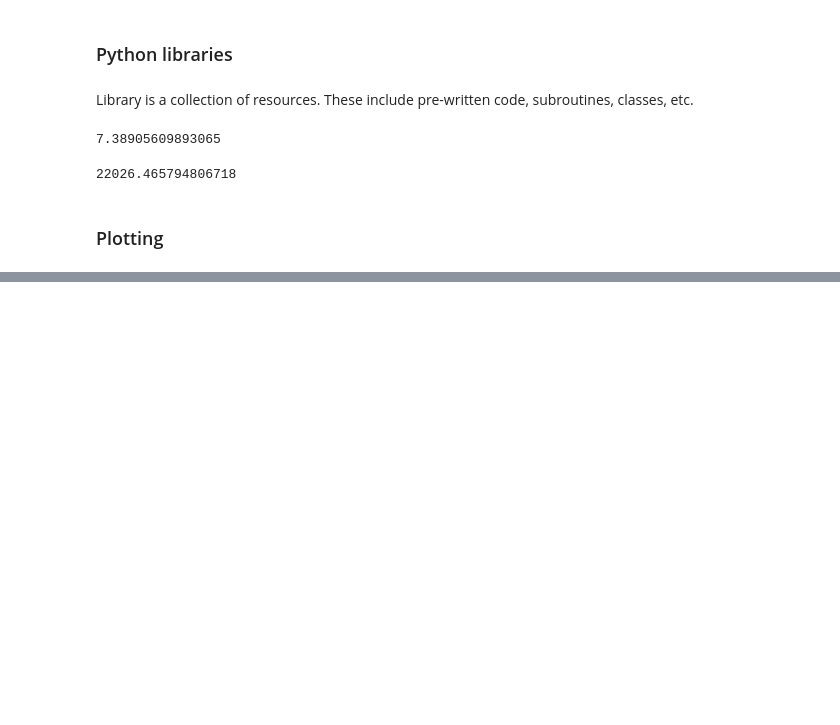
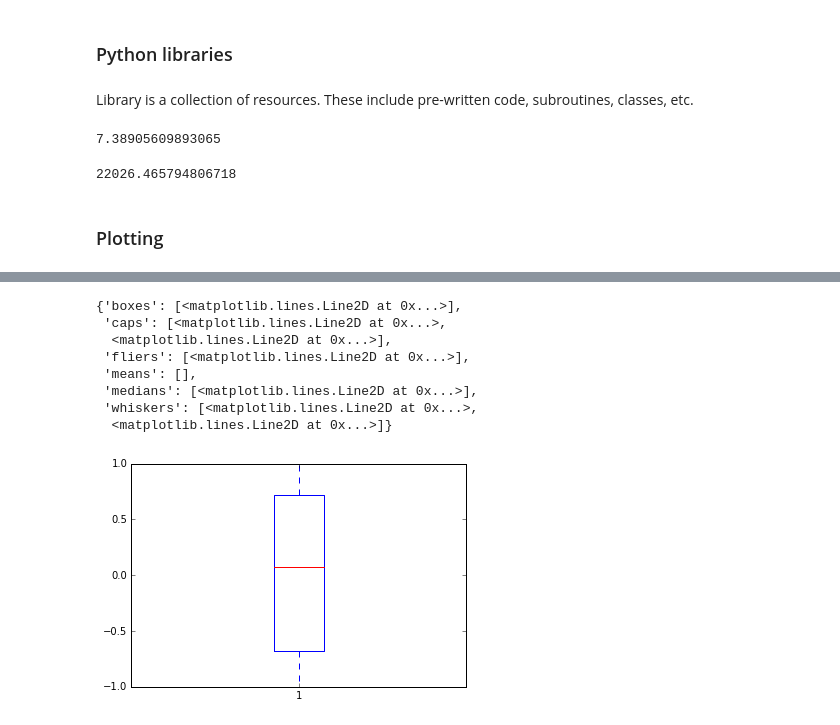
Before and after one commit to samoturk/HUB-ipython, a Jupyter notebook: notebooks/Intro to Python and Jupyter.ipynb, the cells around one changed output, grey strips where cells are left out. Saved outputs shown, nothing was run; the diff lists cells and outputs as text; code cells hidden in the pictures; blank space fills up the shorter version.

```diff
--- a/notebooks/Intro to Python and Jupyter.ipynb
+++ b/notebooks/Intro to Python and Jupyter.ipynb
@@ -240,0 +246,12 @@ plt.plot(x_values, y_values, 'bx')
+# %%
+plt.boxplot(y_values)
+# %% [output]
+{'boxes': [<matplotlib.lines.Line2D at 0x...>],
+ 'caps': [<matplotlib.lines.Line2D at 0x...>,
+  <matplotlib.lines.Line2D at 0x...>],
+ 'fliers': [<matplotlib.lines.Line2D at 0x...>],
+ 'means': [],
+ 'medians': [<matplotlib.lines.Line2D at 0x...>],
+ 'whiskers': [<matplotlib.lines.Line2D at 0x...>,
+  <matplotlib.lines.Line2D at 0x...>]}
+[figure, added]
```
Also changed, not shown: parts of 2 cells of this notebook, 2 other files.
